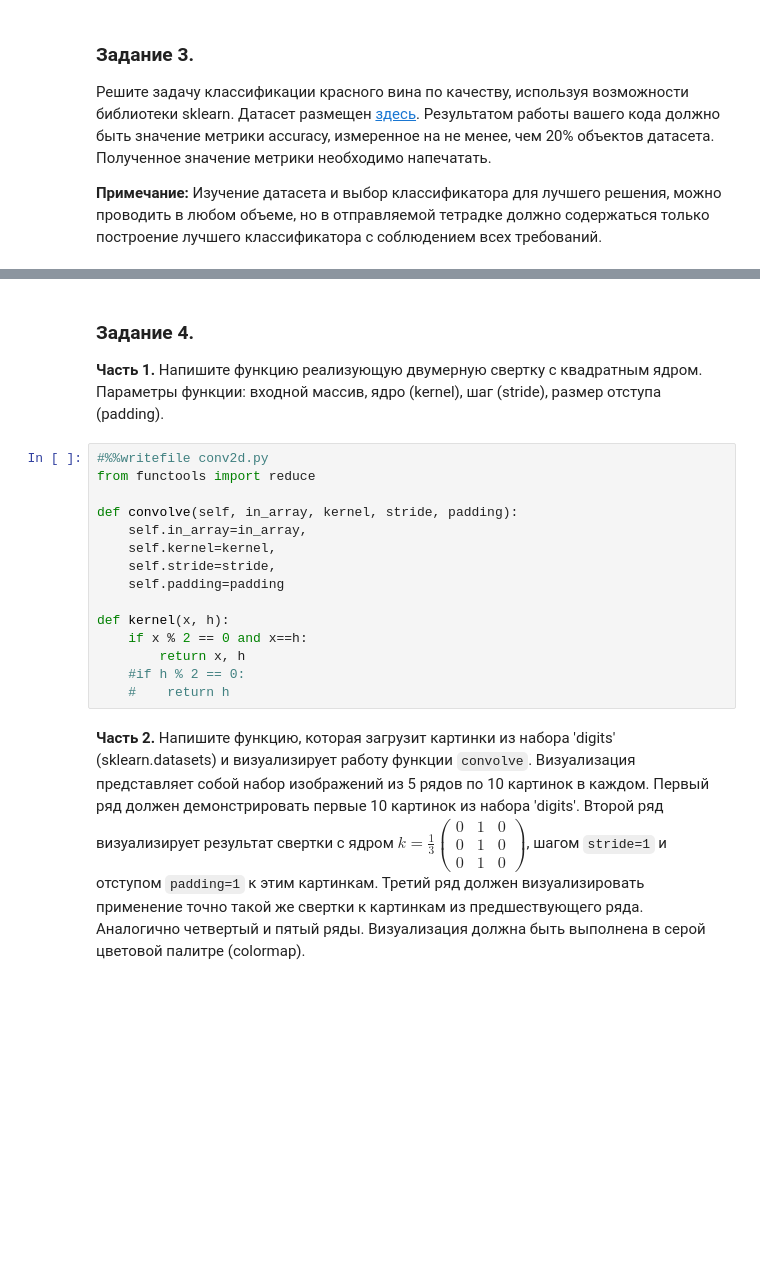
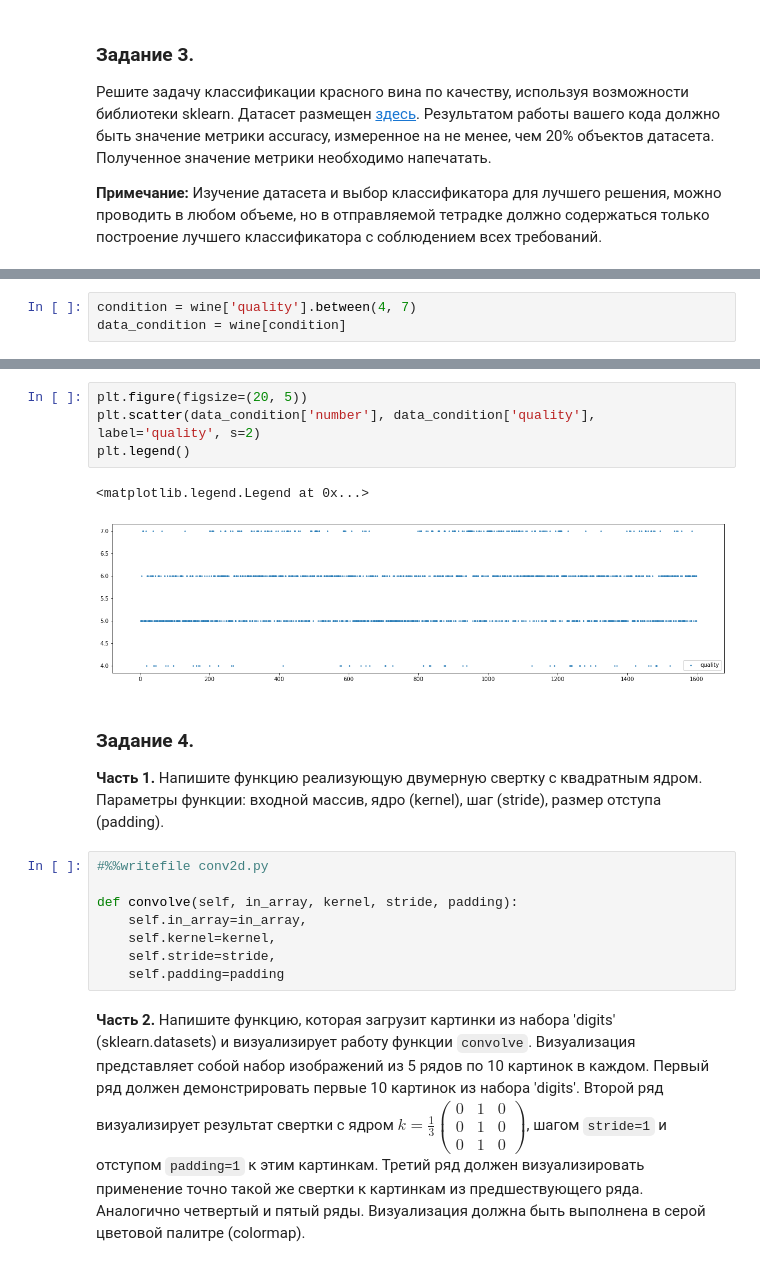
Before and after one commit to gubkapob/Machine-Learnind-Data-Science, a Jupyter notebook: Test for ds.ipynb, the cells around one changed output, grey strips where cells are left out. Drawn from its saved outputs; the diff is of its cells as text; blank space fills up the shorter version.

```diff
--- a/Test for ds.ipynb
+++ b/Test for ds.ipynb
@@ -181,0 +284,3 @@ Epoch 6/200
+# %%
+condition = wine['quality'].between(4, 7)
+data_condition = wine[condition]
@@ -182,22 +305,22 @@ Epoch 6/200
+# %%
+plt.figure(figsize=(20, 5))
+plt.scatter(data_condition['number'], data_condition['quality'], label='quality', s=2)
+plt.legend()
+# %% [output]
+<matplotlib.legend.Legend at 0x...>
+[figure, added]
 # %% [markdown]
 ### Задание 4.
 
 **Часть 1.** Напишите функцию реализующую двумерную свертку с квадратным ядром. Параметры функции: входной массив, ядро (kernel), шаг (stride), размер отступа (padding).
 # %%
 #%%writefile conv2d.py
-from functools import reduce
 
 def convolve(self, in_array, kernel, stride, padding):
     self.in_array=in_array,
     self.kernel=kernel,
     self.stride=stride,
     self.padding=padding
-
-def kernel(x, h):
-    if x % 2 == 0 and x==h:
-        return x, h
-    #if h % 2 == 0:
-    #    return h
 # %% [markdown]
 **Часть 2.** Напишите функцию, которая загрузит картинки из набора 'digits' (sklearn.datasets) и визуализирует работу функции `convolve`. Визуализация представляет собой набор изображений из 5 рядов по 10 картинок в каждом. Первый ряд должен демонстрировать первые 10 картинок из набора 'digits'. Второй ряд визуализирует результат свертки с ядром $k=\frac{1}{3} \left( \begin{array}{ccc} 0 & 1 & 0 \\ 0 & 1 & 0 \\ 0 & 1 & 0 \end{array} \right)$, шагом `stride=1` и отступом `padding=1` к этим картинкам. Третий ряд должен визуализировать применение  точно такой же свертки к картинкам из предшествующего ряда. Аналогично четвертый и пятый ряды. Визуализация должна быть выполнена в серой цветовой палитре (colormap).
 # %%
```
Also changed, not shown: parts of 17 cells of this notebook, 1 other file.
